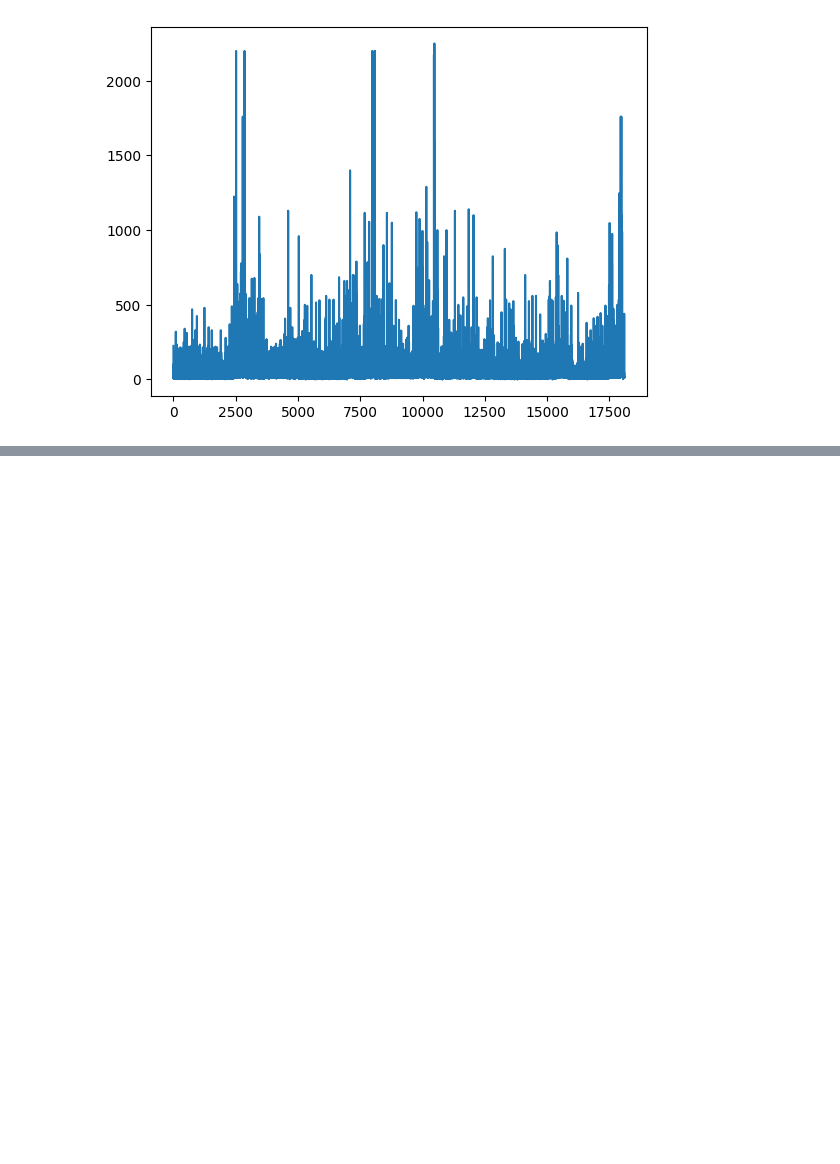
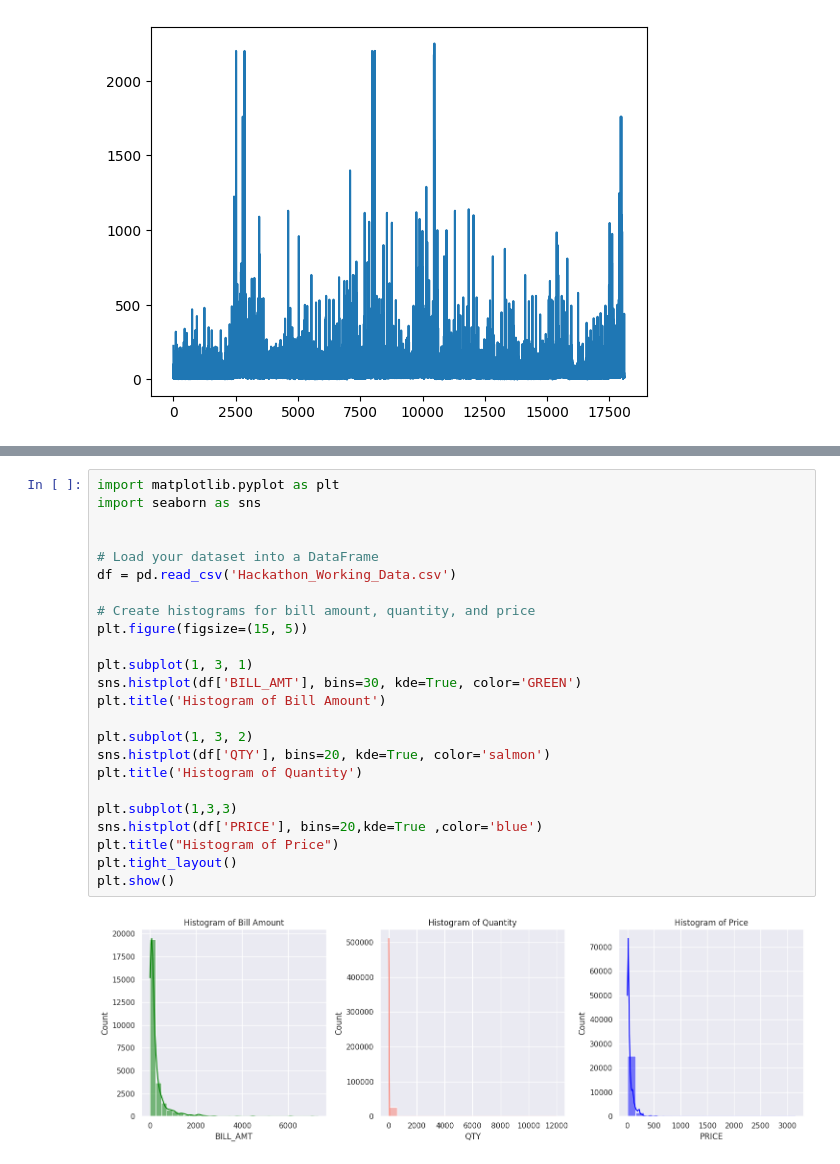
Before and after one commit to Sripriya145/Customer-Behavior-Analysis, a Jupyter notebook: Customer_Analysis.ipynb, the cells around one changed output, grey strips where cells are left out. Cells and saved outputs as stored; diff of their text form; blank space fills up the shorter version.

```diff
--- a/Customer_Analysis.ipynb
+++ b/Customer_Analysis.ipynb
@@ -173,0 +197,26 @@ df['VALUE'].plot()
+# %%
+import matplotlib.pyplot as plt
+import seaborn as sns
+
+
+# Load your dataset into a DataFrame
+df = pd.read_csv('Hackathon_Working_Data.csv')
+
+# Create histograms for bill amount, quantity, and price
+plt.figure(figsize=(15, 5))
+
+plt.subplot(1, 3, 1)
+sns.histplot(df['BILL_AMT'], bins=30, kde=True, color='GREEN')
+plt.title('Histogram of Bill Amount')
+
+plt.subplot(1, 3, 2)
+sns.histplot(df['QTY'], bins=20, kde=True, color='salmon')
+plt.title('Histogram of Quantity')
+
+plt.subplot(1,3,3)
+sns.histplot(df['PRICE'], bins=20,kde=True ,color='blue')
+plt.title("Histogram of Price")
+plt.tight_layout()
+plt.show()
+# %% [output]
+[figure, added]
```
Also changed, not shown: parts of 11 cells of this notebook.
